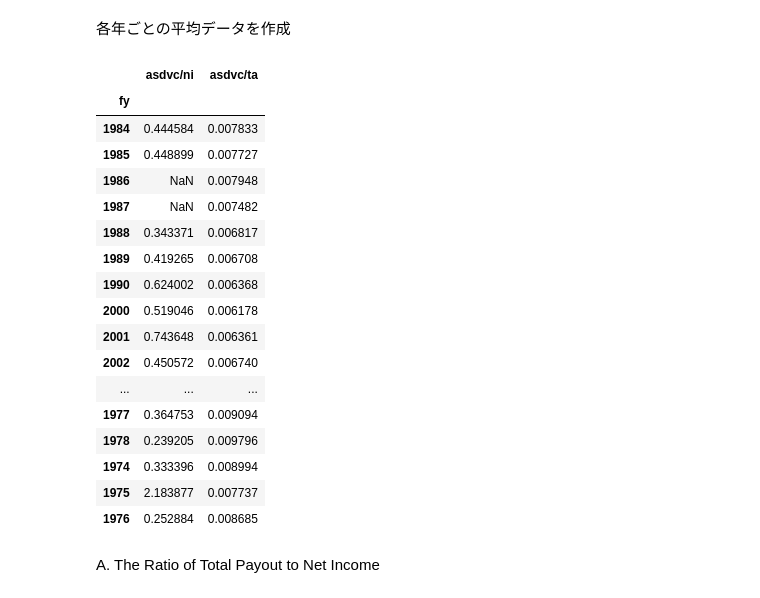
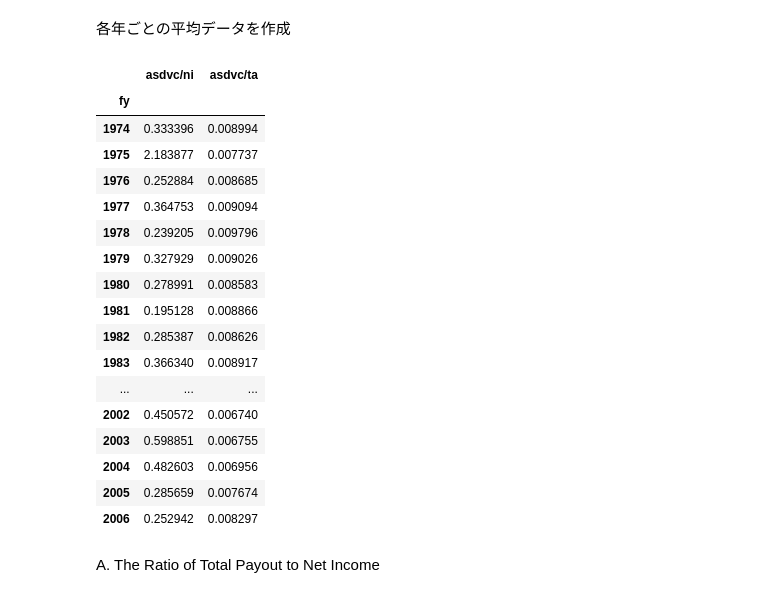
Before and after one commit to tsenga2/keio-senga-seminar, a Jupyter notebook: figure5.ipynb, the cells around one changed output. Drawn from its saved outputs; the diff is of its cells as text; code cells hidden in the pictures.

```diff
--- a/figure5.ipynb
+++ b/figure5.ipynb
@@ -209,26 +165,27 @@ plt.style.use('ggplot')
 各年ごとの平均データを作成
 # %%
 dfe = df[['asdvc/ni', 'asdvc/ta']].mean(level=0)
+dfe = dfe.sort_values('fy')
 dfe
 # %% [output]
 |  | asdvc/ni | asdvc/ta |
 | fy |  |  |
-| 1984 | 0.444584 | 0.007833 |
-| 1985 | 0.448899 | 0.007727 |
-| 1986 | NaN | 0.007948 |
-| 1987 | NaN | 0.007482 |
-| 1988 | 0.343371 | 0.006817 |
-| 1989 | 0.419265 | 0.006708 |
-| 1990 | 0.624002 | 0.006368 |
-| 2000 | 0.519046 | 0.006178 |
-| 2001 | 0.743648 | 0.006361 |
-| 2002 | 0.450572 | 0.006740 |
-| ... | ... | ... |
-| 1977 | 0.364753 | 0.009094 |
-| 1978 | 0.239205 | 0.009796 |
 | 1974 | 0.333396 | 0.008994 |
 | 1975 | 2.183877 | 0.007737 |
 | 1976 | 0.252884 | 0.008685 |
+| 1977 | 0.364753 | 0.009094 |
+| 1978 | 0.239205 | 0.009796 |
+| 1979 | 0.327929 | 0.009026 |
+| 1980 | 0.278991 | 0.008583 |
+| 1981 | 0.195128 | 0.008866 |
+| 1982 | 0.285387 | 0.008626 |
+| 1983 | 0.366340 | 0.008917 |
+| ... | ... | ... |
+| 2002 | 0.450572 | 0.006740 |
+| 2003 | 0.598851 | 0.006755 |
+| 2004 | 0.482603 | 0.006956 |
+| 2005 | 0.285659 | 0.007674 |
+| 2006 | 0.252942 | 0.008297 |
 # %% [markdown]
 A. The Ratio of Total Payout to Net Income
 # %%
```
Also changed, not shown: parts of 9 cells of this notebook.
